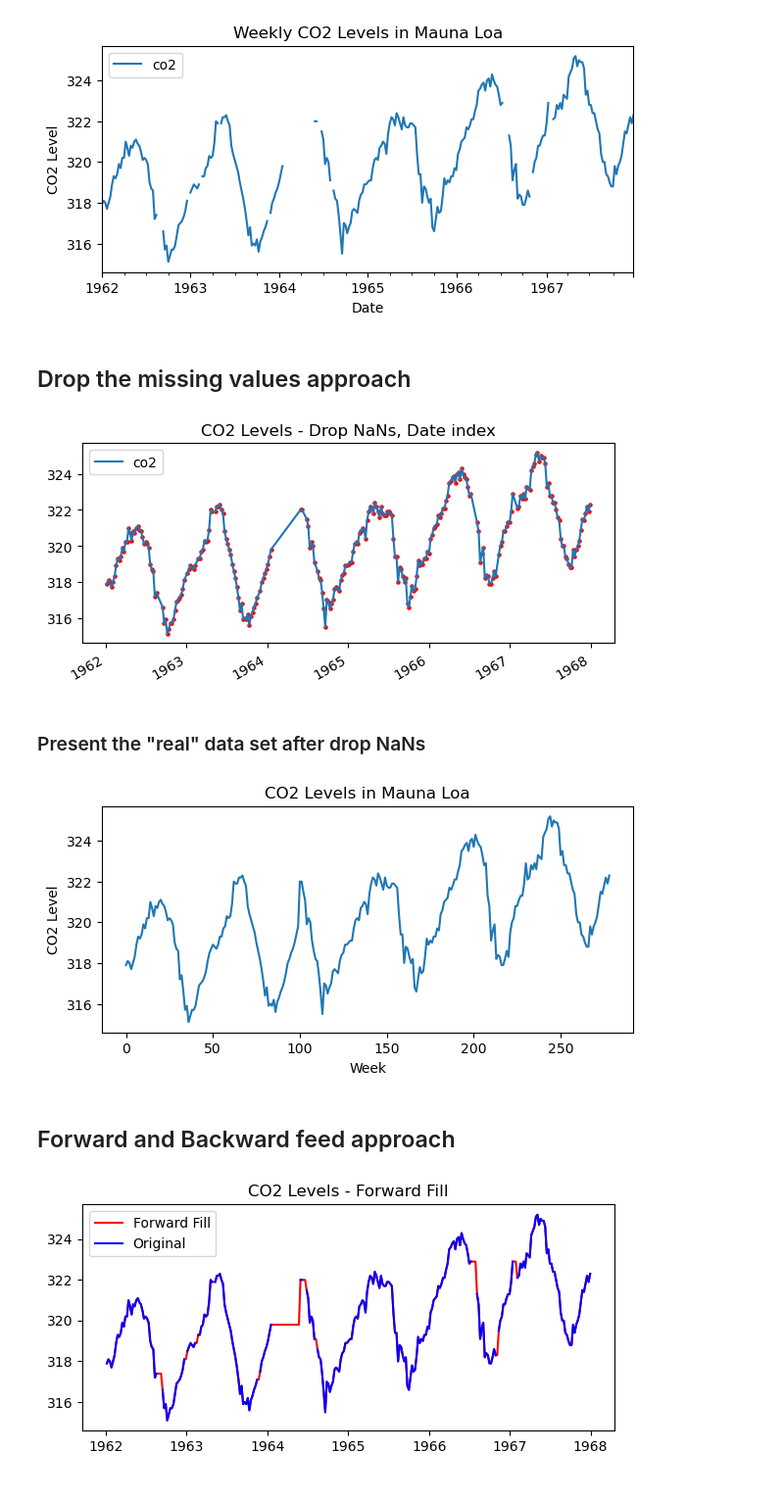
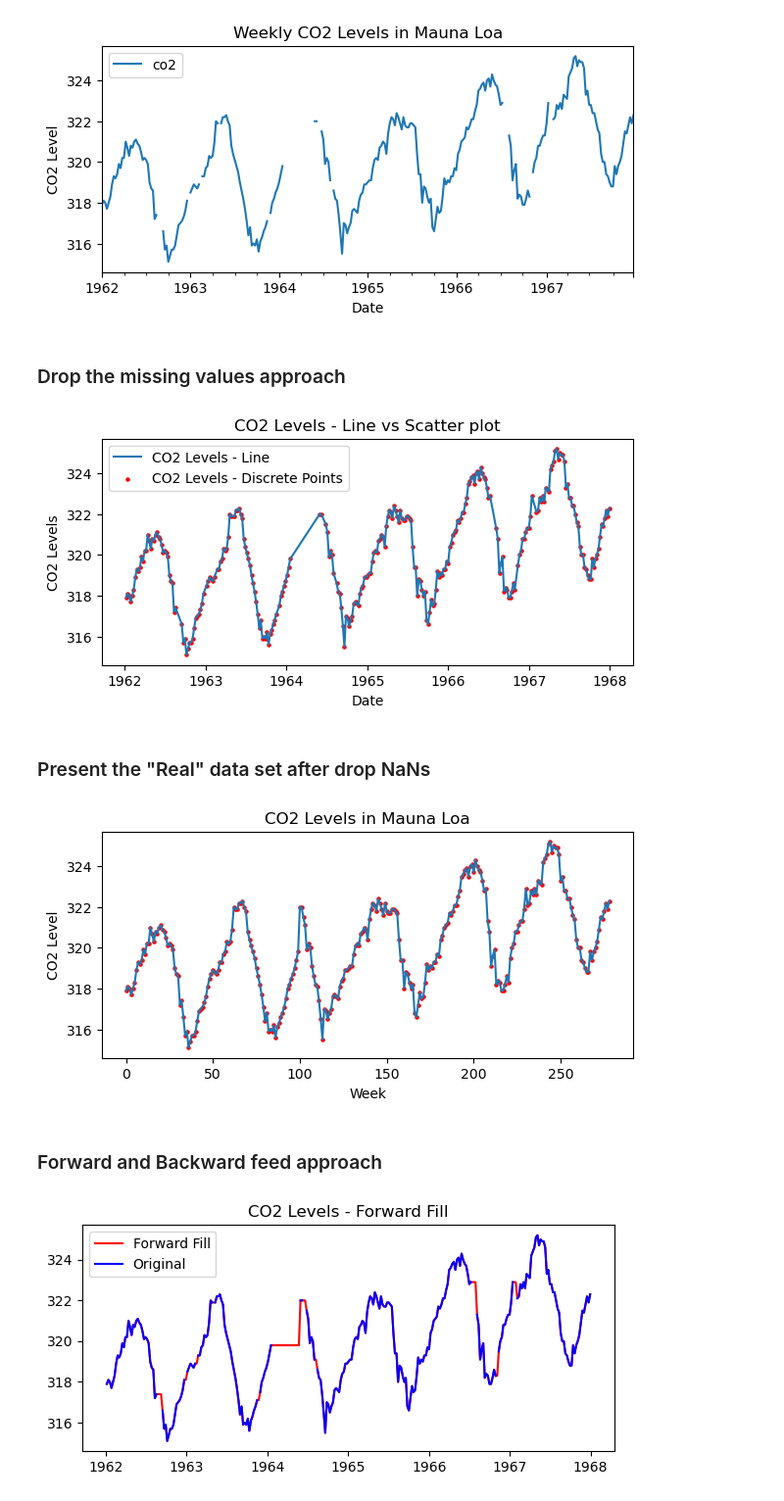
Before and after one commit to imriaharoni/AIRC-Time-Series-Workshop-2025, a Jupyter notebook: Lectures_notebooks/Lecture-1.ipynb, the cells around one changed output. Shown at 98% size. Cells and saved outputs as stored; diff of their text form; code cells hidden in the pictures.

```diff
--- a/Lectures_notebooks/Lecture-1.ipynb
+++ b/Lectures_notebooks/Lecture-1.ipynb
@@ -150,19 +185,24 @@ plt.show()
 # %% [output]
 [figure]
 # %% [markdown]
-## Drop the missing values approach
+### Drop the missing values approach
 # %%
 # Drop the missing values approach
 co2_62_67_dropna = co2_62_67.dropna()
 # Plot the data with the date as x-axis
-co2_62_67_dropna.plot(title='CO2 Levels - Drop NaNs, Date index', figsize=(7, 3))
-# plot scatter on top of the line plot
-plt.scatter(co2_62_67_dropna.index, co2_62_67_dropna['co2'], color='red', s=5)
+#co2_62_67_dropna.plot(title='CO2 Levels - Drop NaNs, Date index', figsize=(7, 3))
+plt.figure(figsize=(7, 3))
+plt.plot(co2_62_67_dropna['co2'], label='CO2 Levels - Line')
+plt.scatter(co2_62_67_dropna.index, co2_62_67_dropna['co2'], color='red', s=5, label='CO2 Levels - Discrete Points')
+plt.title('CO2 Levels - Line vs Scatter plot')
+plt.xlabel('Date')
+plt.ylabel('CO2 Levels')
+plt.legend()
 plt.show()
 # %% [output]
-[figure, old version]
+[figure, new version]
 # %% [markdown]
-### Present the "real" data set after drop NaNs
+### Present the "Real" data set after drop NaNs
 # %%
 # Create a new df with running index as integer
 co2_x_int= co2_62_67.reset_index()
@@ -175,14 +215,15 @@ co2_x_dropna = co2_x_dropna.reset_index()
 # Plot the data without the missing dates with the running index as x-axis
 plt.figure(figsize=(7, 3))
 plt.plot(co2_x_dropna.index, co2_x_dropna['co2'])
+plt.scatter(co2_x_dropna.index, co2_x_dropna['co2'], color='red', s=5)
 plt.title('CO2 Levels in Mauna Loa')
 plt.xlabel('Week')
 plt.ylabel('CO2 Level')
 plt.show()
 # %% [output]
-[figure, old version]
+[figure, new version]
 # %% [markdown]
-## Forward and Backward feed approach
+### Forward and Backward feed approach
 # %%
 # Forward feed approach
 co2_62_67_ffill = co2_62_67.fillna(method='ffill') # Forward fill the missing values
```
Also changed, not shown: parts of 25 cells of this notebook.
